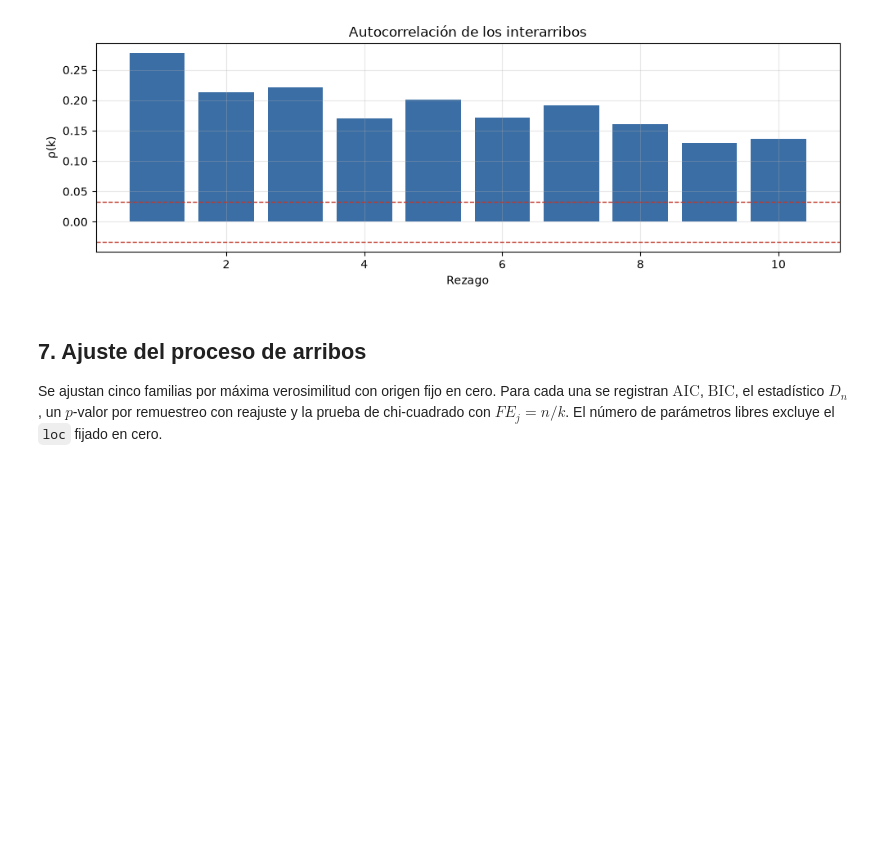
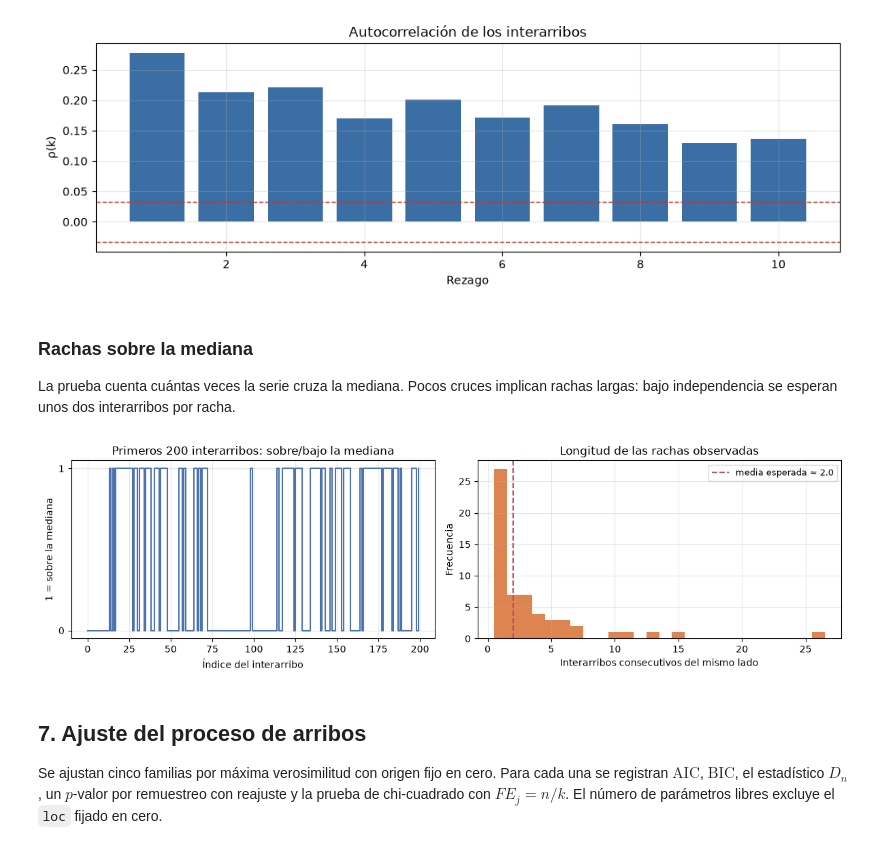
Before and after one commit to Damianpiazz/Simulacion-TFI, a Jupyter notebook: analisis_viabilidad_captura.ipynb, the cells around one changed output. Saved outputs shown, nothing was run; the diff lists cells and outputs as text; code cells hidden in the pictures; blank space fills up the shorter version.

```diff
--- a/analisis_viabilidad_captura.ipynb
+++ b/analisis_viabilidad_captura.ipynb
@@ -358,6 +407,33 @@ Ljung-Box Q(10) = 1260.96, p = 1.02e-264
 Rachas: R = 944, esperado = 1713.0, Z = -26.29, p = 2.65e-152
 ρ(1) = 0.2778; banda ±0.0335
 [figure]
+# %% [markdown]
+### Rachas sobre la mediana
+
+La prueba cuenta cuántas veces la serie cruza la mediana. Pocos cruces implican rachas largas: bajo independencia se esperan unos dos interarribos por racha.
+# %%
+above_seq = (interarrivals > np.median(interarrivals)).astype(int)[:200]
+run_edges = np.r_[0, np.flatnonzero(np.diff(above_seq)) + 1, above_seq.size]
+run_lengths = np.diff(run_edges)
+
+fig, axes = plt.subplots(1, 2, figsize=(12, 3.6))
+axes[0].step(np.arange(above_seq.size), above_seq, where="post", color="#4C72B0")
+axes[0].set_title(f"Primeros {above_seq.size} interarribos: sobre/bajo la mediana")
+axes[0].set_xlabel("Índice del interarribo")
+axes[0].set_ylabel("1 = sobre la mediana")
+axes[0].set_yticks([0, 1])
+
+axes[1].hist(run_lengths, bins=np.arange(1, run_lengths.max() + 2) - 0.5, color="#DD8452")
+axes[1].axvline(n / mu_runs, color="#C44E52", ls="--", lw=1.5,
+                label=f"media esperada ≈ {n / mu_runs:.1f}")
+axes[1].set_title("Longitud de las rachas observadas")
+axes[1].set_xlabel("Interarribos consecutivos del mismo lado")
+axes[1].set_ylabel("Frecuencia")
+axes[1].legend(fontsize=9)
+plt.tight_layout()
+plt.show()
+# %% [output]
+[figure, added]
 # %% [markdown]
 ## 7. Ajuste del proceso de arribos
 
```
Also changed, not shown: parts of 16 cells of this notebook, 1 other file.
